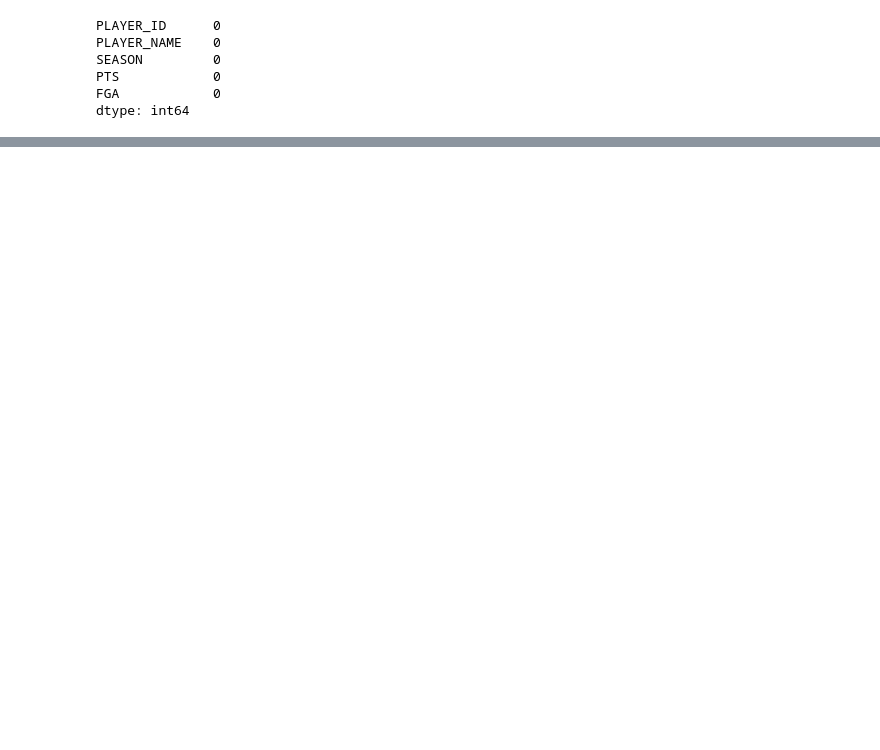
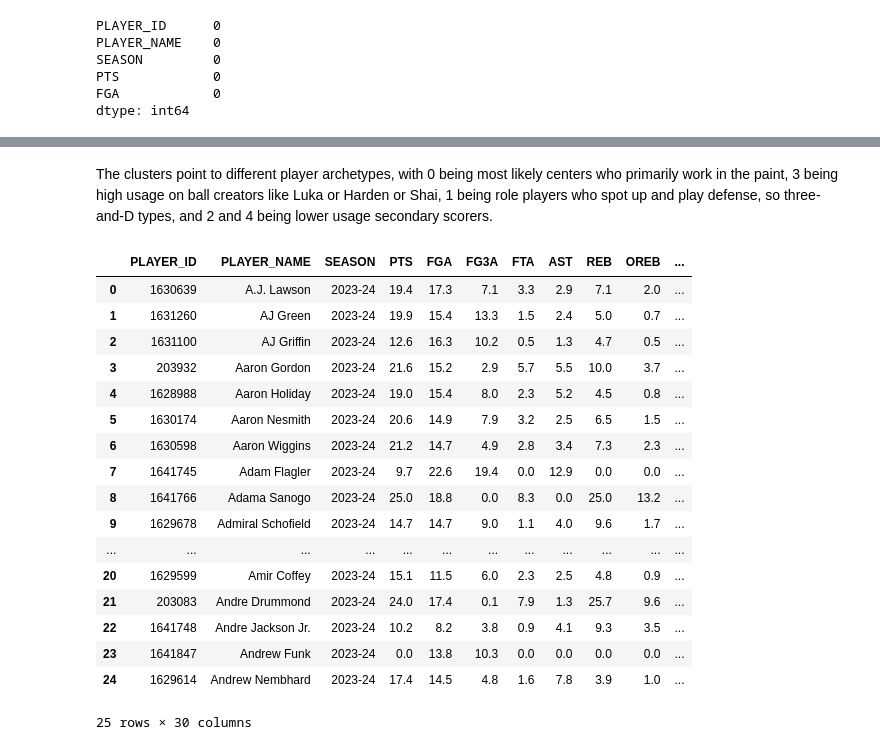
Before and after one commit to matthewellishanson/machine-learning-nba, a Jupyter notebook: firstnotebook.ipynb, the cells around one changed output, grey strips where cells are left out. Saved outputs shown, nothing was run; the diff lists cells and outputs as text; code cells hidden in the pictures; blank space fills up the shorter version.

```diff
--- a/firstnotebook.ipynb
+++ b/firstnotebook.ipynb
@@ -130,2 +144,16 @@ advanced_df = players_raw_advanced[ADV_FEATURES]
+# %%
+seasons = ["2023-24", "2024-25", "2025-26"]
+# fetch minutes for all seasons
+dfs_minutes = []
+
+for season in seasons:
+    df_min = fetch_player_minutes(season)
+    dfs_minutes.append(df_min)
+    time.sleep(2)
+
+minutes_raw = pd.concat(dfs_minutes, ignore_index=True)
+
+minutes_raw = minutes_raw.rename(columns={"MIN": "MPG"})
+minutes_raw["SEASON_MIN"] = minutes_raw["MPG"] * minutes_raw["GP"]
 # %%
 # define array of seasons
@@ -190,0 +367,33 @@ dtype: int64
+# %% [markdown]
+The clusters point to different player archetypes, with 0 being most likely centers who primarily work in the paint, 3 being high usage on ball creators like Luka or Harden or Shai, 1 being role players who spot up and play defense, so three-and-D types, and 2 and 4 being lower usage secondary scorers.
+# %%
+# rename clusters based on summary
+cluster_names = {
+    0: 'Off-ball Scorers', # movement shooters, scoring wings, floor spacers who attack closeouts (Donte DiVincenzo, Desmond Bane, Buddy Hield)
+    1: 'Paint Anchors', # non-shooting bigs, rim protectors and attackers (Giannis, Gobert, Steven Adams)
+    2: 'High Usage Stars', # Luka, Trae, Steph, Durant, Jokic
+    3: 'Secondary Creators', # Jamal Murray, De'Aaron Fox, Jrue Holiday, Mike Conley
+    4: '3-and-D Specialists', # Tari Eason, Jaden McDaniels, Alex Caruso
+    5: 'Defensive Specialists and Role Players' # Matisse Thybulle, Jonathan Isaac, etc.
+}
+players_merged['CLUSTER_NAME'] = players_merged['CLUSTER'].map(cluster_names)
+players_merged.head(25)
+# %% [output]
+|  | PLAYER_ID | PLAYER_NAME | SEASON | PTS | FGA | FG3A | FTA | AST | REB | OREB | ... |
+| 0 | 1630639 | A.J. Lawson | 2023-24 | 19.4 | 17.3 | 7.1 | 3.3 | 2.9 | 7.1 | 2.0 | ... |
+| 1 | 1631260 | AJ Green | 2023-24 | 19.9 | 15.4 | 13.3 | 1.5 | 2.4 | 5.0 | 0.7 | ... |
+| 2 | 1631100 | AJ Griffin | 2023-24 | 12.6 | 16.3 | 10.2 | 0.5 | 1.3 | 4.7 | 0.5 | ... |
+| 3 | 203932 | Aaron Gordon | 2023-24 | 21.6 | 15.2 | 2.9 | 5.7 | 5.5 | 10.0 | 3.7 | ... |
+| 4 | 1628988 | Aaron Holiday | 2023-24 | 19.0 | 15.4 | 8.0 | 2.3 | 5.2 | 4.5 | 0.8 | ... |
+| 5 | 1630174 | Aaron Nesmith | 2023-24 | 20.6 | 14.9 | 7.9 | 3.2 | 2.5 | 6.5 | 1.5 | ... |
+| 6 | 1630598 | Aaron Wiggins | 2023-24 | 21.2 | 14.7 | 4.9 | 2.8 | 3.4 | 7.3 | 2.3 | ... |
+| 7 | 1641745 | Adam Flagler | 2023-24 | 9.7 | 22.6 | 19.4 | 0.0 | 12.9 | 0.0 | 0.0 | ... |
+| 8 | 1641766 | Adama Sanogo | 2023-24 | 25.0 | 18.8 | 0.0 | 8.3 | 0.0 | 25.0 | 13.2 | ... |
+| 9 | 1629678 | Admiral Schofield | 2023-24 | 14.7 | 14.7 | 9.0 | 1.1 | 4.0 | 9.6 | 1.7 | ... |
+| ... | ... | ... | ... | ... | ... | ... | ... | ... | ... | ... | ... |
+| 20 | 1629599 | Amir Coffey | 2023-24 | 15.1 | 11.5 | 6.0 | 2.3 | 2.5 | 4.8 | 0.9 | ... |
+| 21 | 203083 | Andre Drummond | 2023-24 | 24.0 | 17.4 | 0.1 | 7.9 | 1.3 | 25.7 | 9.6 | ... |
+| 22 | 1641748 | Andre Jackson Jr. | 2023-24 | 10.2 | 8.2 | 3.8 | 0.9 | 4.1 | 9.3 | 3.5 | ... |
+| 23 | 1641847 | Andrew Funk | 2023-24 | 0.0 | 13.8 | 10.3 | 0.0 | 0.0 | 0.0 | 0.0 | ... |
+| 24 | 1629614 | Andrew Nembhard | 2023-24 | 17.4 | 14.5 | 4.8 | 1.6 | 7.8 | 3.9 | 1.0 | ... |
+25 rows × 30 columns
```
Also changed, not shown: parts of 15 cells of this notebook, 5 other files.
